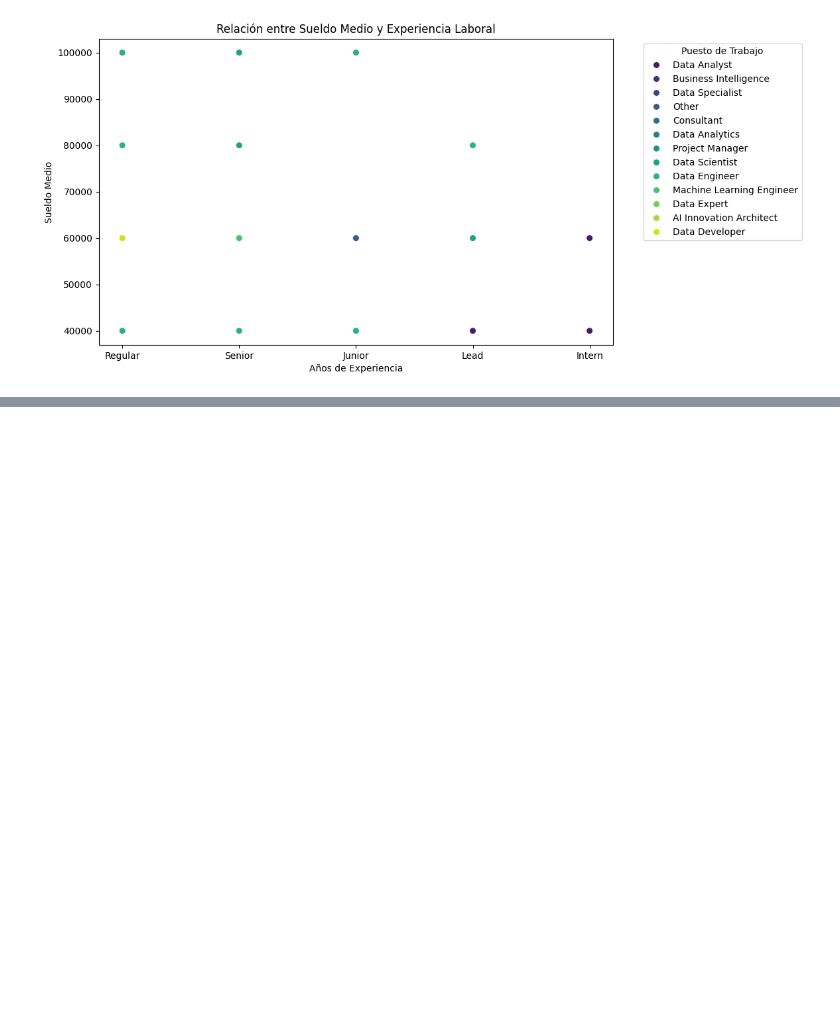
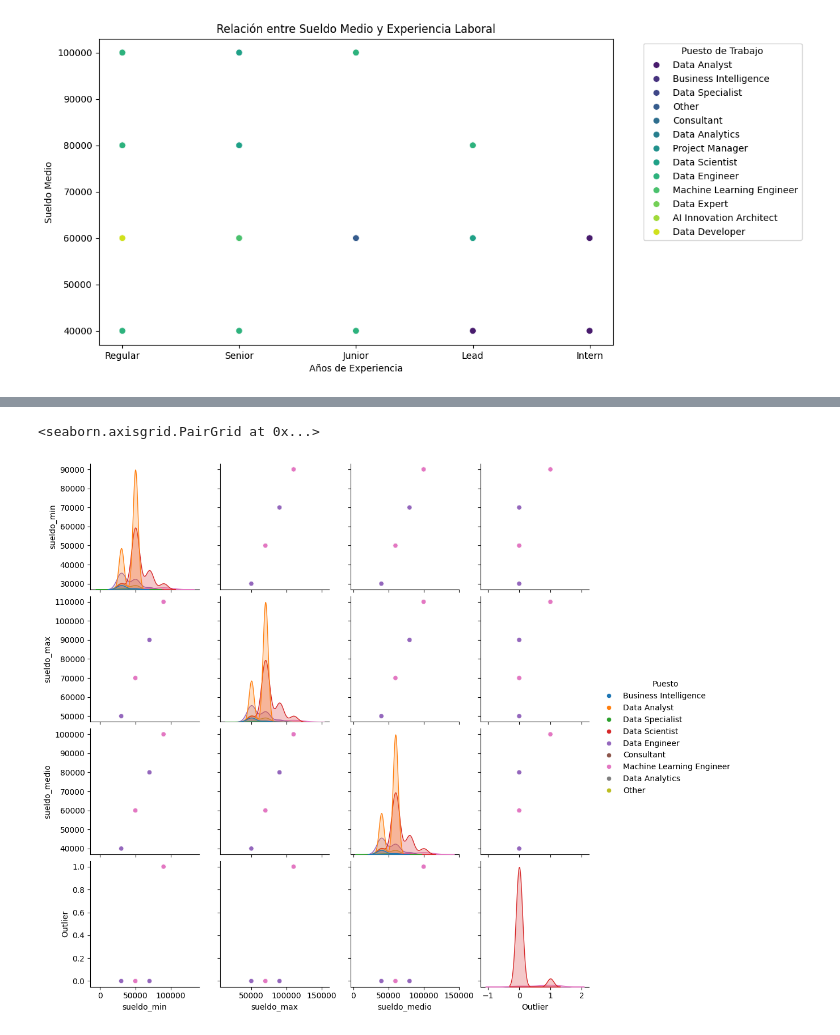
Before and after one commit to PabloContreras45/Proyecto-empleo, a Jupyter notebook: 03.empleo_analisis.ipynb, the cells around one changed output, grey strips where cells are left out. Saved outputs shown, nothing was run; the diff lists cells and outputs as text; code cells hidden in the pictures; blank space fills up the shorter version.

```diff
--- a/03.empleo_analisis.ipynb
+++ b/03.empleo_analisis.ipynb
@@ -436,0 +486,5 @@ plt.show()
+# %%
+sns.pairplot(df,hue='Puesto')
+# %% [output]
+<seaborn.axisgrid.PairGrid at 0x...>
+[figure, added]
```
Also changed, not shown: parts of 20 cells of this notebook.
